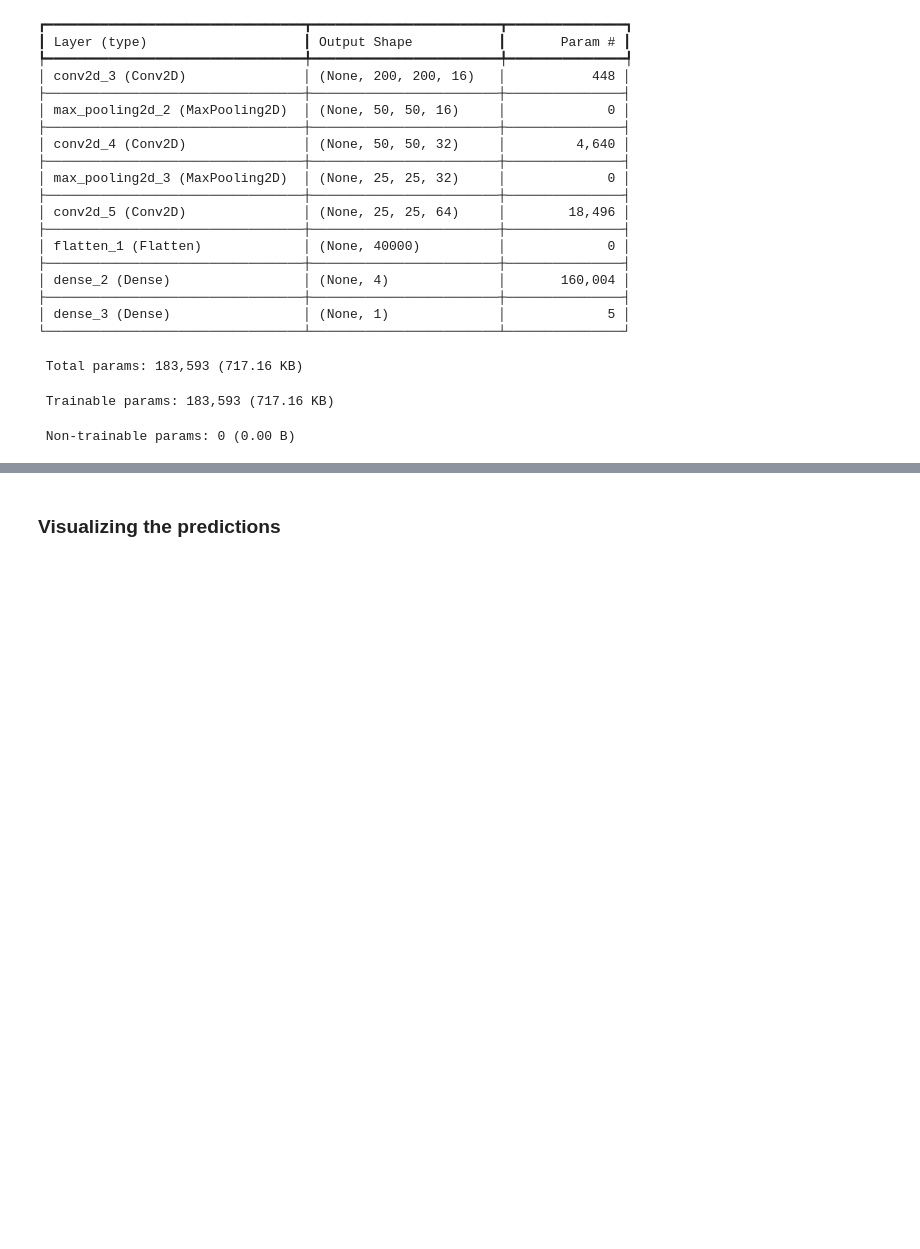
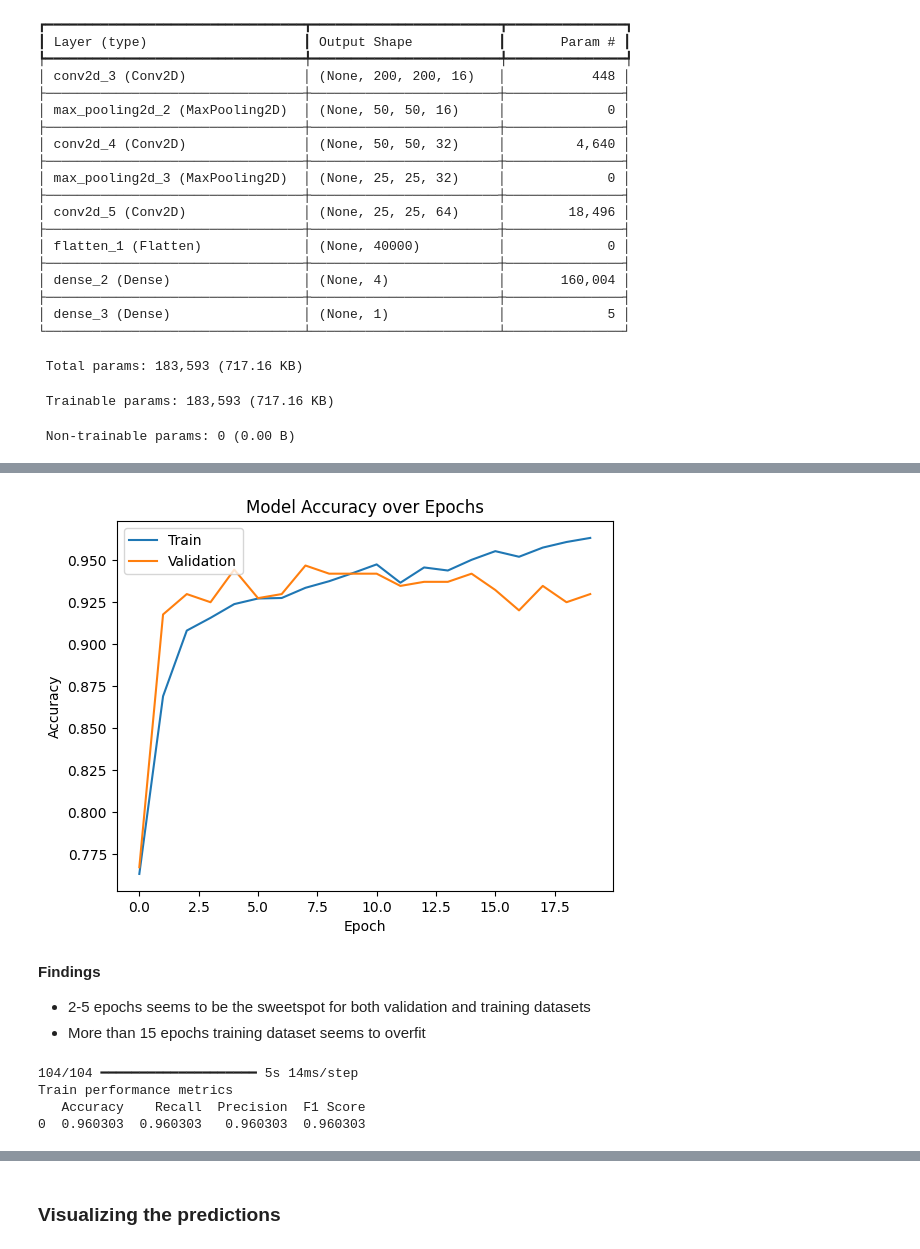
Before and after one commit to uday-d4/UTAI_HelmNet, a Jupyter notebook: HelmNet_Full_Code.ipynb, the cells around one changed output, grey strips where cells are left out. Drawn from its saved outputs; the diff is of its cells as text; code cells hidden in the pictures; blank space fills up the shorter version.

```diff
--- a/HelmNet_Full_Code.ipynb
+++ b/HelmNet_Full_Code.ipynb
@@ -287,11 +287,9 @@ model_CNN.add(Dense(4, activation='relu'))
 # with 'softmax' for multi-class probability distribution
 model_CNN.add(Dense(1, activation='sigmoid'))
 
-# Using SGD Optimizer
-opt = SGD(learning_rate=0.01, momentum=0.9)
 
 # Compile model
-model_CNN.compile(optimizer=opt, loss='binary_crossentropy', metrics=['accuracy'])
+model_CNN.compile(optimizer= 'adam', loss='binary_crossentropy', metrics=['accuracy'])
 # Generating the summary of the model
 model_CNN.summary()
 # %% [output]
@@ -347,0 +353,24 @@ Epoch 20/20
+# %%
+plt.plot(history_CNN.history['accuracy'])
+plt.plot(history_CNN.history['val_accuracy'])
+plt.title('Model Accuracy over Epochs')
+plt.ylabel('Accuracy')
+plt.xlabel('Epoch')
+plt.legend(['Train', 'Validation'], loc='upper left')
+plt.show()
+# %% [output]
+[figure, added]
+# %% [markdown]
+**Findings**
+*  2-5 epochs seems to be the sweetspot for both validation and training datasets
+*  More than 15 epochs training dataset seems to overfit
+# %%
+model_CNN_train_perf = model_performance_classification(model_CNN, X_train_normalized,y_train)
+
+print("Train performance metrics")
+print(model_CNN_train_perf)
+# %% [output]
+104/104 ━━━━━━━━━━━━━━━━━━━━ 5s 14ms/step
+Train performance metrics
+   Accuracy    Recall  Precision  F1 Score
+0  0.960303  0.960303   0.960303  0.960303
```
Also changed, not shown: parts of 9 cells of this notebook.
